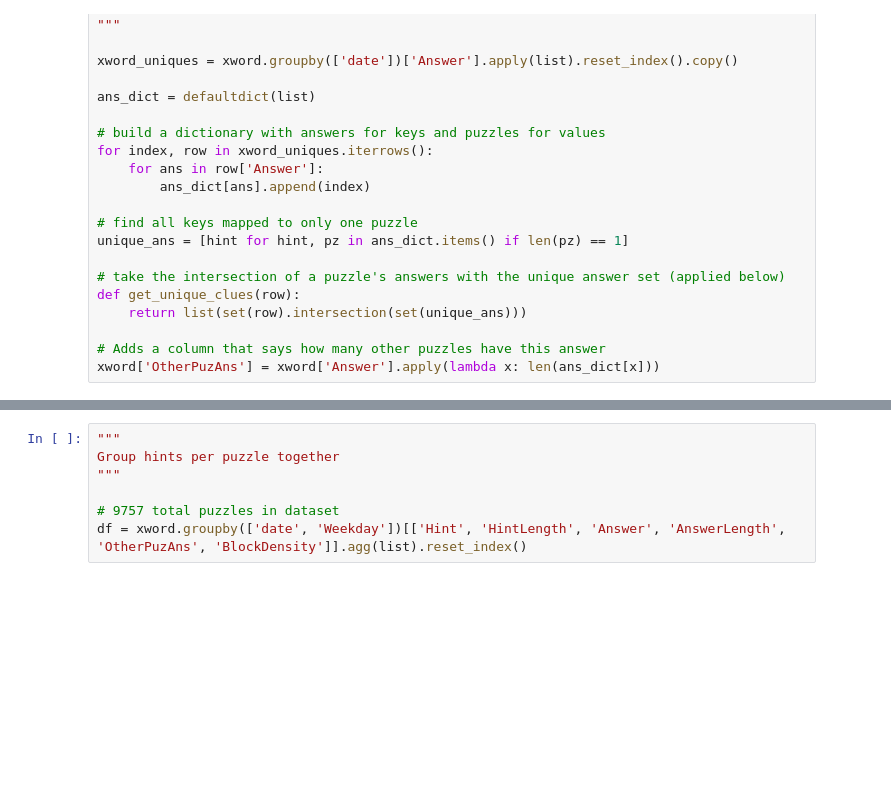
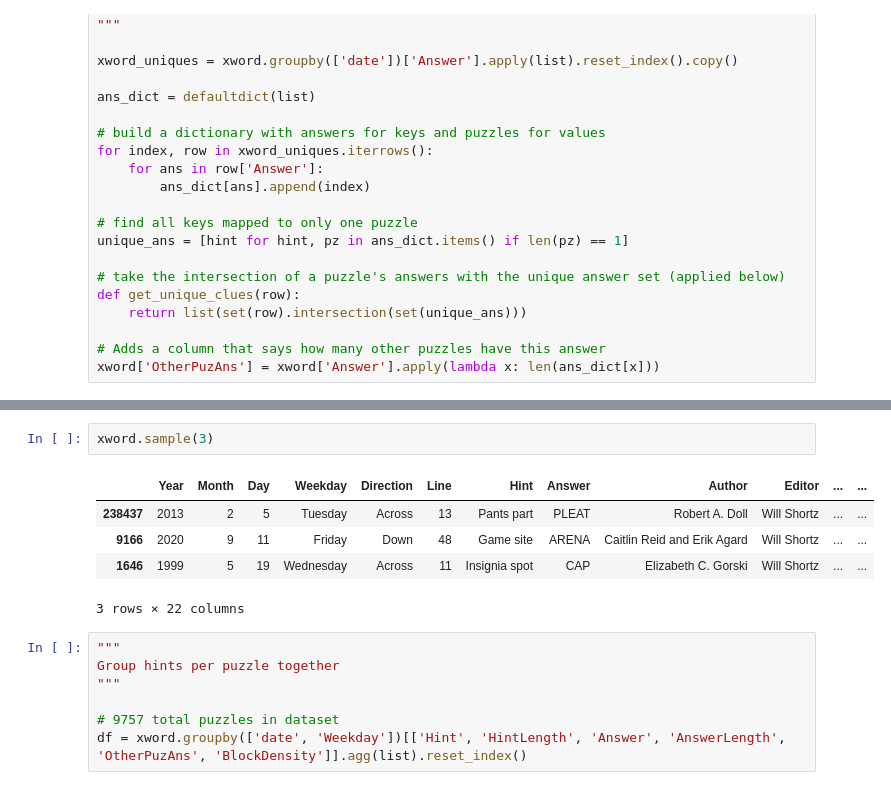
Before and after one commit to nickdanis/gorillawords, a Jupyter notebook: jv-features.ipynb, the cells around one changed output, grey strips where cells are left out. Saved outputs shown, nothing was run; the diff lists cells and outputs as text; blank space fills up the shorter version.

```diff
--- a/jv-features.ipynb
+++ b/jv-features.ipynb
@@ -142,3 +185,11 @@ xword['OtherPuzAns'] = xword['Answer'].apply(lambda x: len(ans_dict[x]))
+# %%
+xword.sample(3)
+# %% [output]
+|  | Year | Month | Day | Weekday | Direction | Line | Hint | Answer | Author | Editor | ... | ... |
+| 238437 | 2013 | 2 | 5 | Tuesday | Across | 13 | Pants part | PLEAT | Robert A. Doll | Will Shortz | ... | ... |
+| 9166 | 2020 | 9 | 11 | Friday | Down | 48 | Game site | ARENA | Caitlin Reid and Erik Agard | Will Shortz | ... | ... |
+| 1646 | 1999 | 5 | 19 | Wednesday | Across | 11 | Insignia spot | CAP | Elizabeth C. Gorski | Will Shortz | ... | ... |
+3 rows × 22 columns
 # %%
 """
 Group hints per puzzle together
```
Also changed, not shown: parts of 11 cells of this notebook, 3 other files.
